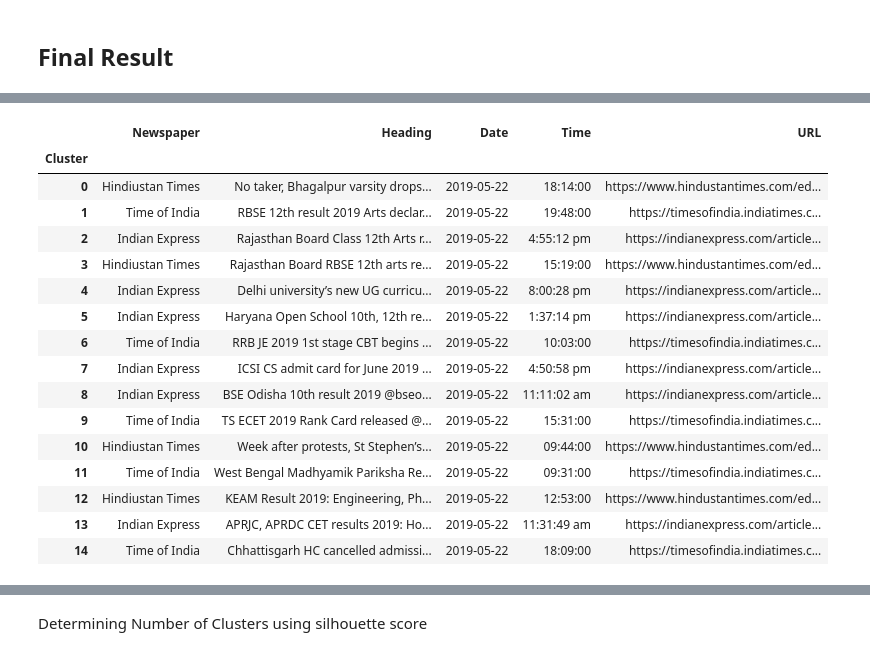
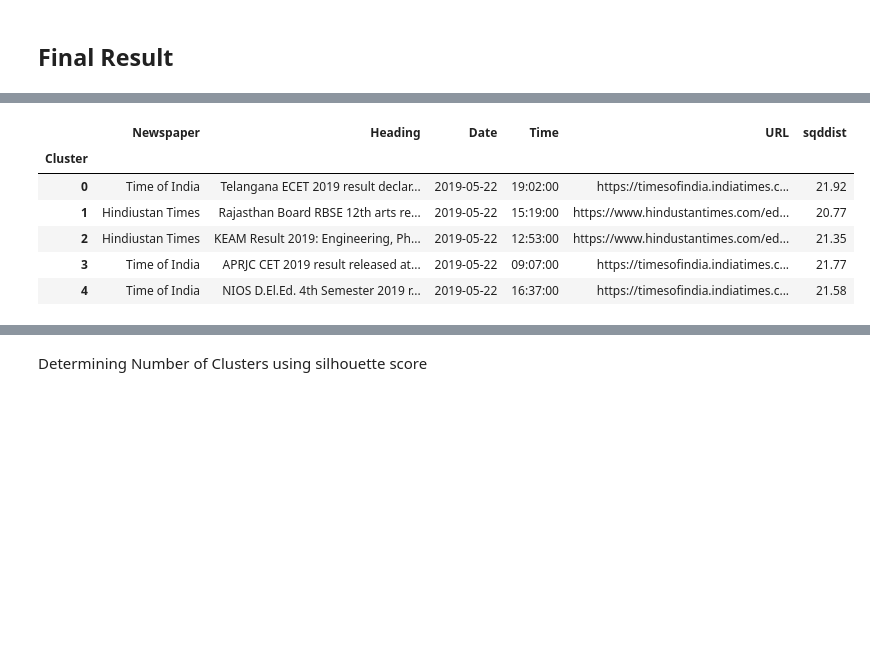
Before and after one commit to adityasharma1076/Summer-Project, a Jupyter notebook: tf-idf.ipynb, the cells around one changed output, grey strips where cells are left out. Saved outputs shown, nothing was run; the diff lists cells and outputs as text; code cells hidden in the pictures; blank space fills up the shorter version.

```diff
--- a/tf-idf.ipynb
+++ b/tf-idf.ipynb
@@ -319,3 +301,7 @@ Try using .loc[row_indexer,col_indexer] = value instead
 
 See the caveats in the documentation: http://pandas.pydata.org/pandas-docs/stable/indexing.html#indexing-view-versus-copy
   """Entry point for launching an IPython kernel.
+# %%
+X_dist = km.transform(tfidf_matrix)**2  ###tranform returns distance from centroid
+sqddist = X_dist.sum(axis=1).round(2)
+df['sqddist'] = sqddist
@@ -460,0 +468,5 @@ df.head()
+# %%
+dist_mean=df['sqddist'].mean()
+dist_std=df['sqddist'].std()
+# %%
+df_less = df[df['sqddist']<dist_mean+dist_std]
@@ -461,22 +482,12 @@ df.head()
 # %%
-Result = df.sort_values('Cluster').groupby(['Cluster']).first()
+Result = df_less.sort_values('Cluster').groupby(['Cluster']).first() ## picking 1 out of each cluster having mean+std/2 < centroid
 # %%
-Result
+Result.head()
 # %% [output]
-|  | Newspaper | Heading | Date | Time | URL |
-| Cluster |  |  |  |  |  |
-| 0 | Hindiustan Times | No taker, Bhagalpur varsity drops... | 2019-05-22 | 18:14:00 | https://www.hindustantimes.com/ed... |
-| 1 | Time of India | RBSE 12th result 2019 Arts declar... | 2019-05-22 | 19:48:00 | https://timesofindia.indiatimes.c... |
-| 2 | Indian Express | Rajasthan Board Class 12th Arts r... | 2019-05-22 | 4:55:12 pm | https://indianexpress.com/article... |
-| 3 | Hindiustan Times | Rajasthan Board RBSE 12th arts re... | 2019-05-22 | 15:19:00 | https://www.hindustantimes.com/ed... |
-| 4 | Indian Express | Delhi university’s new UG curricu... | 2019-05-22 | 8:00:28 pm | https://indianexpress.com/article... |
-| 5 | Indian Express | Haryana Open School 10th, 12th re... | 2019-05-22 | 1:37:14 pm | https://indianexpress.com/article... |
-| 6 | Time of India | RRB JE 2019 1st stage CBT begins ... | 2019-05-22 | 10:03:00 | https://timesofindia.indiatimes.c... |
-| 7 | Indian Express | ICSI CS admit card for June 2019 ... | 2019-05-22 | 4:50:58 pm | https://indianexpress.com/article... |
-| 8 | Indian Express | BSE Odisha 10th result 2019 @bseo... | 2019-05-22 | 11:11:02 am | https://indianexpress.com/article... |
-| 9 | Time of India | TS ECET 2019 Rank Card released @... | 2019-05-22 | 15:31:00 | https://timesofindia.indiatimes.c... |
-| 10 | Hindiustan Times | Week after protests, St Stephen’s... | 2019-05-22 | 09:44:00 | https://www.hindustantimes.com/ed... |
-| 11 | Time of India | West Bengal Madhyamik Pariksha Re... | 2019-05-22 | 09:31:00 | https://timesofindia.indiatimes.c... |
-| 12 | Hindiustan Times | KEAM Result 2019: Engineering, Ph... | 2019-05-22 | 12:53:00 | https://www.hindustantimes.com/ed... |
-| 13 | Indian Express | APRJC, APRDC CET results 2019: Ho... | 2019-05-22 | 11:31:49 am | https://indianexpress.com/article... |
-| 14 | Time of India | Chhattisgarh HC cancelled admissi... | 2019-05-22 | 18:09:00 | https://timesofindia.indiatimes.c... |
+|  | Newspaper | Heading | Date | Time | URL | sqddist |
+| Cluster |  |  |  |  |  |  |
+| 0 | Time of India | Telangana ECET 2019 result declar... | 2019-05-22 | 19:02:00 | https://timesofindia.indiatimes.c... | 21.92 |
+| 1 | Hindiustan Times | Rajasthan Board RBSE 12th arts re... | 2019-05-22 | 15:19:00 | https://www.hindustantimes.com/ed... | 20.77 |
+| 2 | Hindiustan Times | KEAM Result 2019: Engineering, Ph... | 2019-05-22 | 12:53:00 | https://www.hindustantimes.com/ed... | 21.35 |
+| 3 | Time of India | APRJC CET 2019 result released at... | 2019-05-22 | 09:07:00 | https://timesofindia.indiatimes.c... | 21.77 |
+| 4 | Time of India | NIOS D.El.Ed. 4th Semester 2019 r... | 2019-05-22 | 16:37:00 | https://timesofindia.indiatimes.c... | 21.58 |
```
Also changed, not shown: parts of 38 cells of this notebook.
